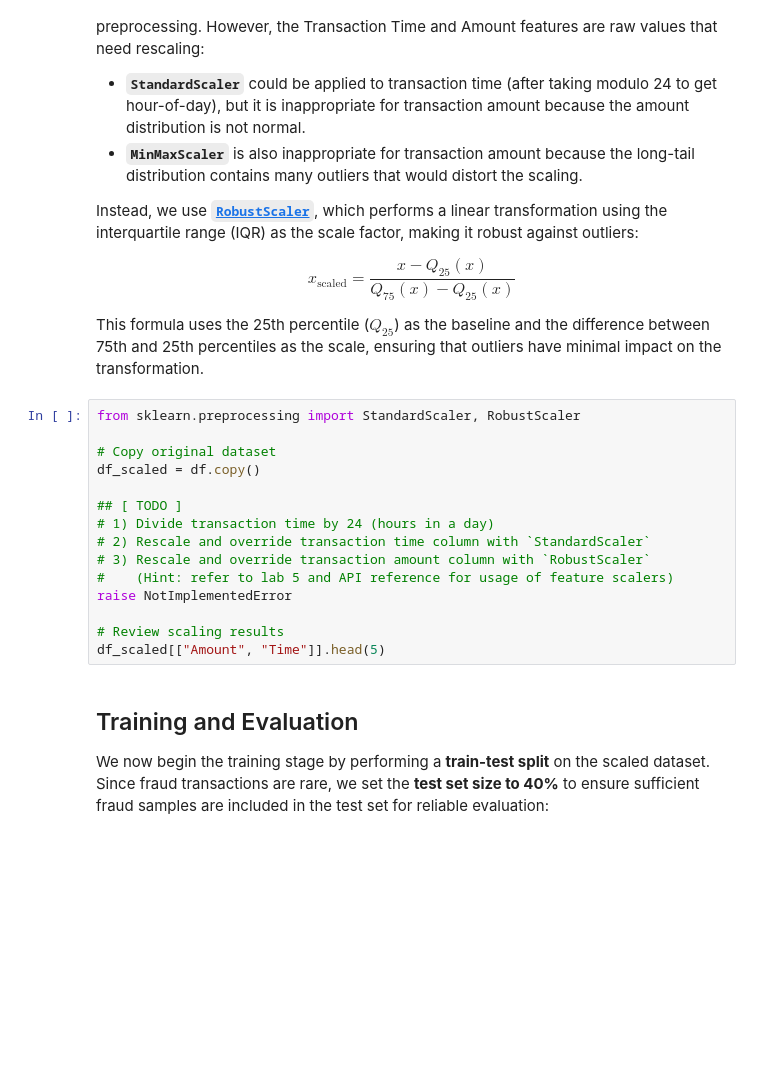
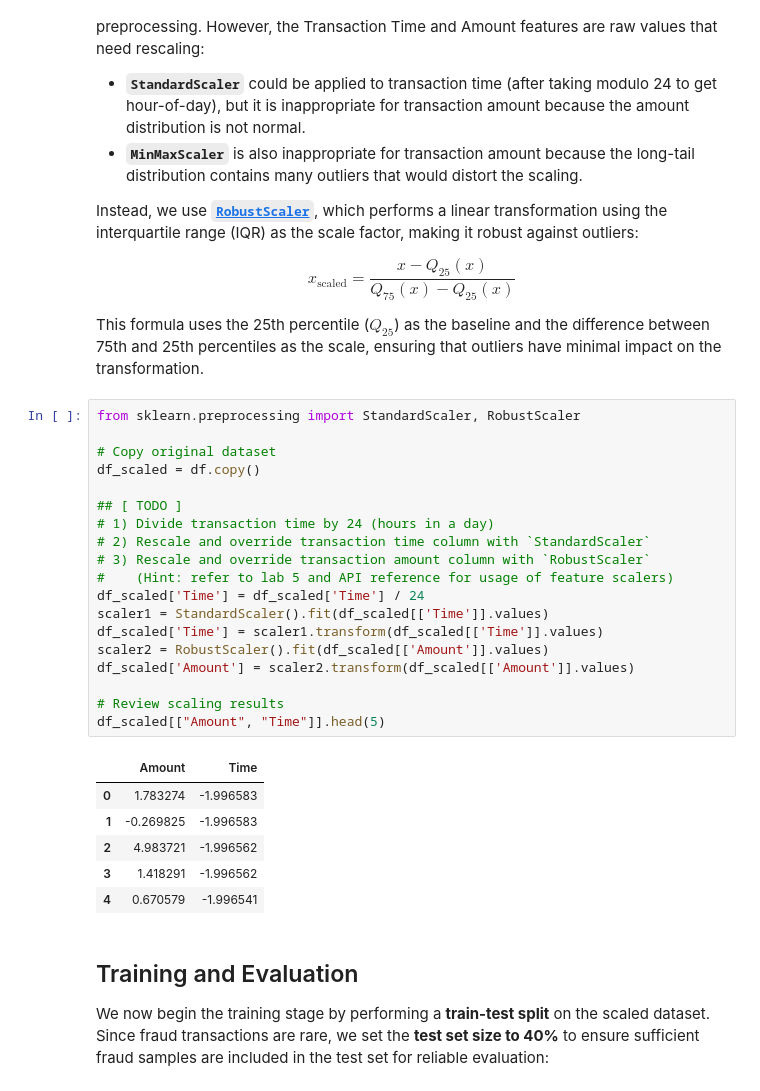
Before and after one commit to arpankap/EE-467, a Jupyter notebook: Lab-5/lab_5_student_20260209.ipynb, the cells around one changed output. Saved outputs shown, nothing was run; the diff lists cells and outputs as text; blank space fills up the shorter version.

```diff
--- a/Lab-5/lab_5_student_20260209.ipynb
+++ b/Lab-5/lab_5_student_20260209.ipynb
@@ -233,18 +283,29 @@ This formula uses the 25th percentile ($Q_{25}$) as the baseline and the differe
 # %%
 from sklearn.preprocessing import StandardScaler, RobustScaler
 
 # Copy original dataset
 df_scaled = df.copy()
 
 ## [ TODO ]
 # 1) Divide transaction time by 24 (hours in a day)
 # 2) Rescale and override transaction time column with `StandardScaler`
 # 3) Rescale and override transaction amount column with `RobustScaler`
 #    (Hint: refer to lab 5 and API reference for usage of feature scalers)
-raise NotImplementedError
+df_scaled['Time'] = df_scaled['Time'] / 24
+scaler1 = StandardScaler().fit(df_scaled[['Time']].values)
+df_scaled['Time'] = scaler1.transform(df_scaled[['Time']].values)
+scaler2 = RobustScaler().fit(df_scaled[['Amount']].values)
+df_scaled['Amount'] = scaler2.transform(df_scaled[['Amount']].values)
 
 # Review scaling results
 df_scaled[["Amount", "Time"]].head(5)
+# %% [output]
+|  | Amount | Time |
+| 0 | 1.783274 | -1.996583 |
+| 1 | -0.269825 | -1.996583 |
+| 2 | 4.983721 | -1.996562 |
+| 3 | 1.418291 | -1.996562 |
+| 4 | 0.670579 | -1.996541 |
 # %% [markdown]
 ## Training and Evaluation
 
```
Also changed, not shown: parts of 10 cells of this notebook.
